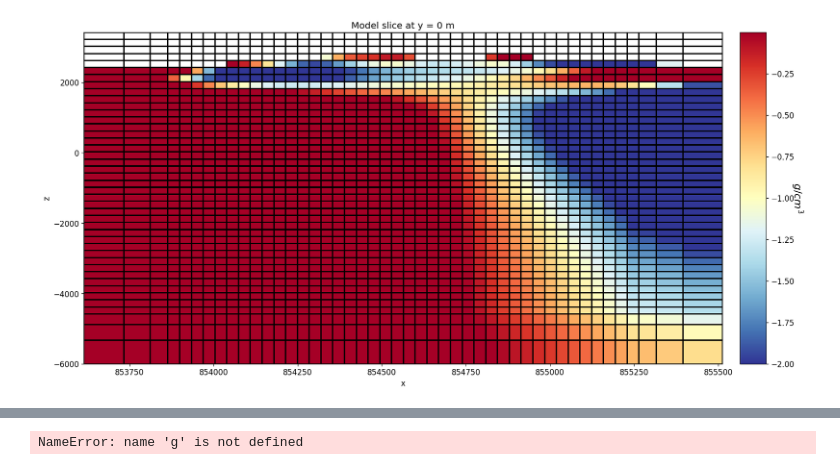
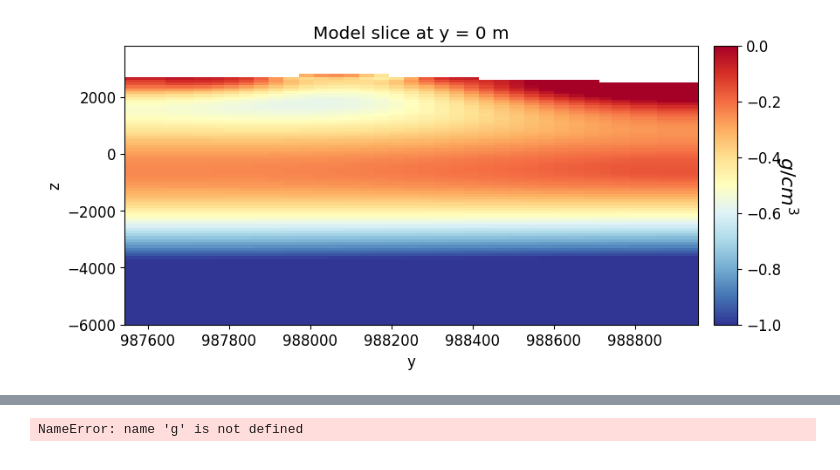
Before and after one commit to GabrielMoreno09/Proyecto_VCM_Modelamiento_Inversion, a Jupyter notebook: Inversion_WLS_dato_real_0001-VCM.ipynb, the cells around one changed output, grey strips where cells are left out. Cells and saved outputs as stored; diff of their text form; code cells hidden in the pictures.

```diff
--- a/Inversion_WLS_dato_real_0001-VCM.ipynb
+++ b/Inversion_WLS_dato_real_0001-VCM.ipynb
@@ -829,7 +815,7 @@ plt.show(fig)
 # Generate new uncertainties
 new_uncertainties = uncertainties.copy()
 new_uncertainties[np.abs(normalized_data_misfits) > 1.1] /= 2
-# new_uncertainties = uncertainties.copy() *10
+new_uncertainties = uncertainties.copy() *10
 # %%
 
 for valor in new_uncertainties:
@@ -1004,7 +990,7 @@ reg_irls = regularization.Sparse(
     alpha_z=5.0,
     reference_model=reference_tree_model,
     reference_model_in_smooth=False,
-    norms=[0, 2, 2, 2],
+    norms=[2, 0, 0, 0],
 )
 # %%
 # opt_irls = optimization.ProjectedGNCG(
@@ -1013,9 +999,9 @@ reg_irls = regularization.Sparse(
 
 # Definir el optimizador con parámetros de proyección GNCG
 opt_irls = optimization.ProjectedGNCG(
-    maxIter=150,  # Iteraciones máximas ajustadas para convergencia
-    lower=-2.0,   # Límite inferior del modelo
-    upper=2.0,    # Límite superior del modelo
+    maxIter=50,  # Iteraciones máximas ajustadas para convergencia
+    lower=-1.0,   # Límite inferior del modelo
+    upper=1.0,    # Límite superior del modelo
     maxIterLS=20, # Máximo de iteraciones de línea
     maxIterCG=25, # Máximo de iteraciones CG para resolver el sistema
     tolCG=1e-4    # Tolerancia del método conjugado
@@ -1039,9 +1025,9 @@ update_jacobi_irls = directives.UpdatePreconditioner(update_every_iteration=True
 update_irls = directives.Update_IRLS(
     coolingFactor=5.0,
     coolingRate=2,
-    chifact_start=1.0,
+    chifact_start=0.10,
     f_min_change=1e-4,
-    max_irls_iterations=125,
+    max_irls_iterations=75,
 )
 
 directives_list_irls = [
@@ -1075,34 +1061,44 @@ The linesearch got broken. Boo.
 # %%
 # Plot Recovered Model
 fig = plt.figure(figsize=(9, 4))
 ax1 = fig.add_axes([0.1, 0.1, 0.73, 0.8])
 
 
 # norm = mpl.colors.Normalize(
 #     vmin=-np.max(np.abs(recovered_tree_model)), vmax=-np.min(np.abs(recovered_tree_model))
 #     )
 
-norm = mpl.colors.Normalize(vmin=-2.0, vmax=2.0)
+norm = mpl.colors.Normalize(vmin=-1.0, vmax=0.0)
 
 tree_mesh.plot_slice(
     tree_plotting_map * -recovered_tree_model,
     normal="y",
     ax=ax1,
     ind=int(tree_mesh.shape_cells[1] / 2),
-    grid=True,
+    grid=False,
     pcolor_opts={"cmap": mpl.cm.RdYlBu_r, "norm": norm},
 )
+
+tree_mesh.plot_slice(
+    tree_plotting_map * -recovered_tree_model,
+    normal="x",
+    ax=ax1,
+    ind=int(tree_mesh.shape_cells[-3] / 2),
+    grid=False,
+    pcolor_opts={"cmap": mpl.cm.RdYlBu_r, "norm": norm},
+)
+
 ax1.set_title("Model slice at y = 0 m")
 
 ax2 = fig.add_axes([0.85, 0.1, 0.03, 0.8])
 cbar = mpl.colorbar.ColorbarBase(
     ax2, norm=norm, orientation="vertical", cmap=mpl.cm.RdYlBu_r
 )
 cbar.set_label("$g/cm^3$", rotation=270, labelpad=15, size=16)
 
 plt.show()
 # %% [output]
-[figure, old version]
+[figure, new version]
 # %%
 dpred_new = (inv_prob_irls.dpred)
 
```
Also changed, not shown: parts of 22 cells of this notebook, 4 other files.
